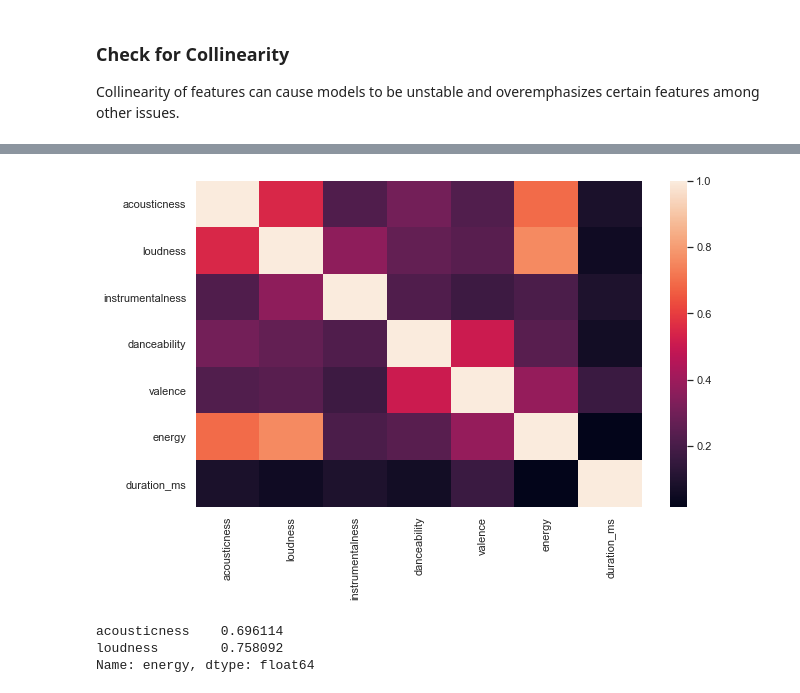
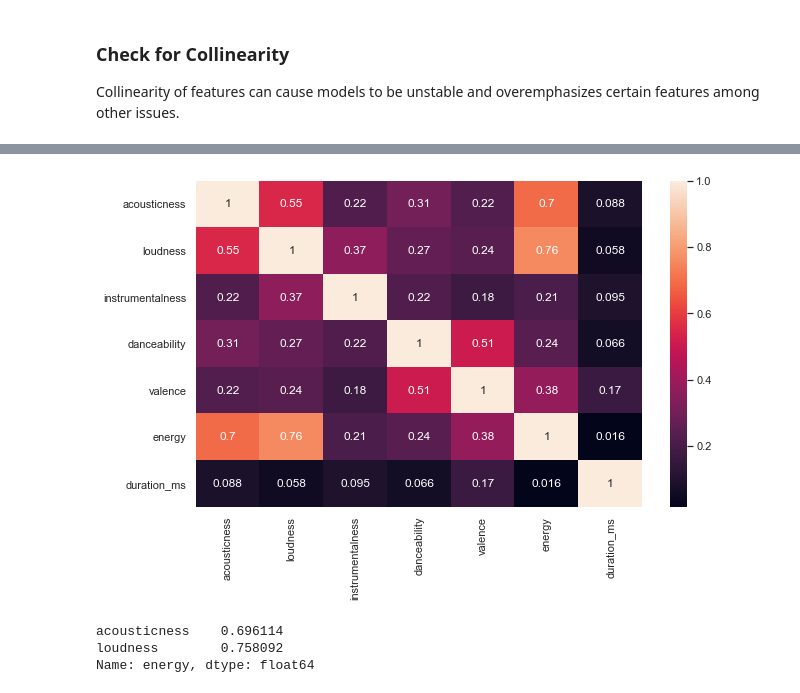
Before and after one commit to Germoe/hit-predictor, a Jupyter notebook: notebooks/_Step 4 - Building a Model.ipynb, the cells around one changed output, grey strips where cells are left out. Drawn from its saved outputs; the diff is of its cells as text; code cells hidden in the pictures.

```diff
--- a/notebooks/_Step 4 - Building a Model.ipynb
+++ b/notebooks/_Step 4 - Building a Model.ipynb
@@ -150,10 +151,10 @@ tune.head()
 # find correlations to target
 corr_matrix = X_tune_skim.corr().abs()
 # %%
-sns.heatmap(corr_matrix)
+sns.heatmap(corr_matrix,annot=True)
 plt.show;
 # %% [output]
-[figure, old version]
+[figure, new version]
 # %%
 corr_matrix.energy[:2]
 # %% [output]
```
Also changed, not shown: parts of 13 cells of this notebook, 1 other file.
